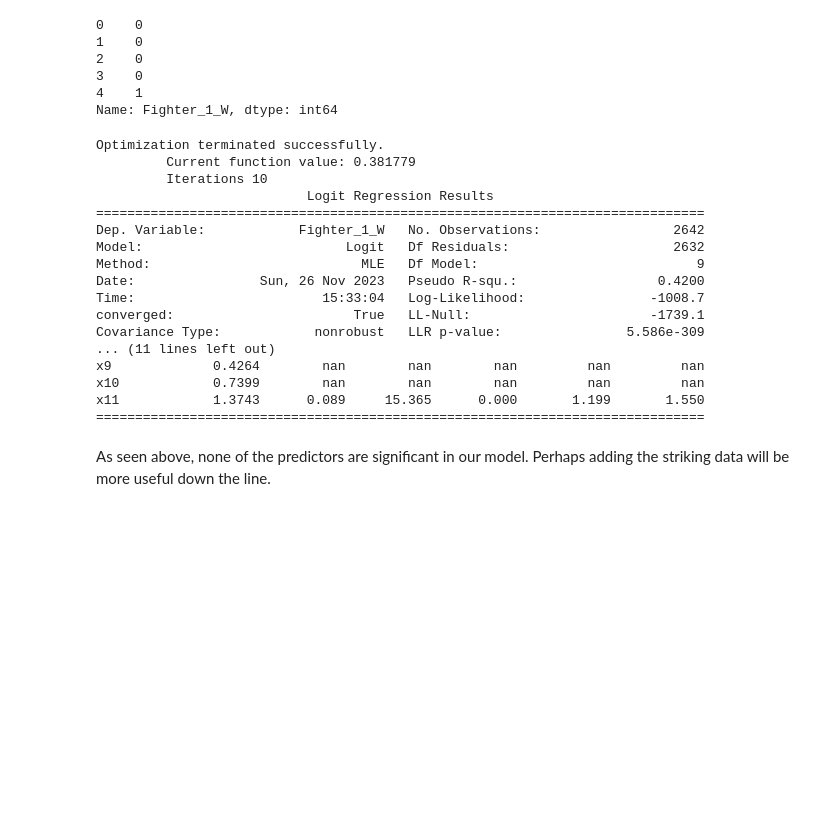
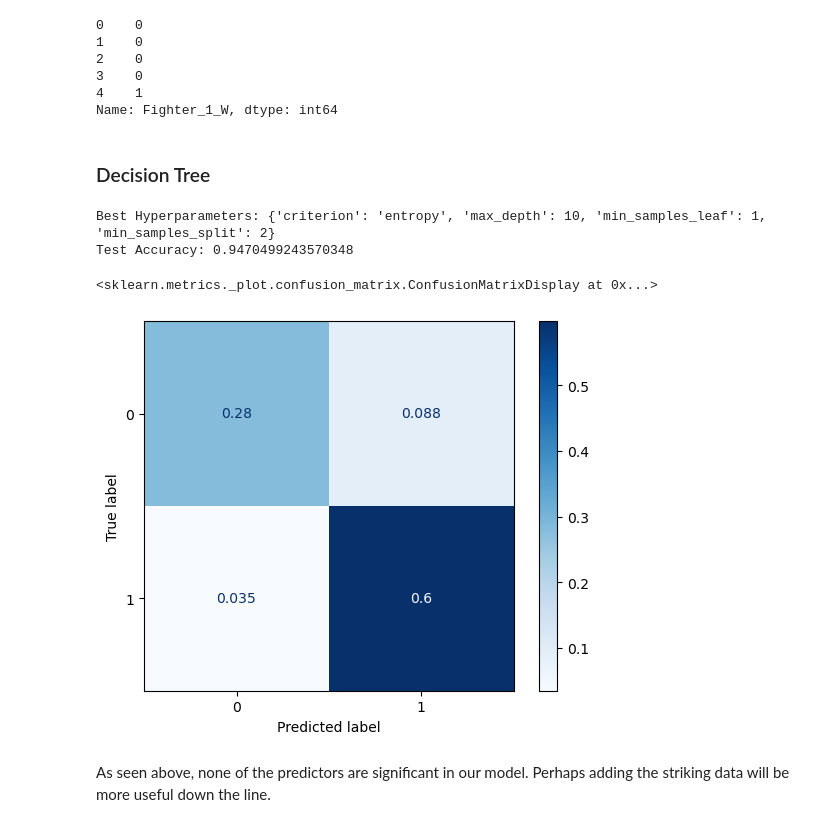
Before and after one commit to jcollopy-tulane/jcollopy-tulane.github.io, a Jupyter notebook: UFC_Fight_Project.ipynb, the cells around one changed output. Drawn from its saved outputs; the diff is of its cells as text; code cells hidden in the pictures; blank space fills up the shorter version.

```diff
--- a/UFC_Fight_Project.ipynb
+++ b/UFC_Fight_Project.ipynb
@@ -1390,31 +1410,5 @@ y.head()
 3    0
 4    1
 Name: Fighter_1_W, dtype: int64
-# %%
-scaler = StandardScaler()
-X_scaled = scaler.fit_transform(X)
-
-X_train, X_test, y_train, y_test = train_test_split(X_scaled, y, test_size=0.2, random_state=42)
-
-model = sm.Logit(y_train, X_train)
-result = model.fit()
-
-print(result.summary())
-# %% [output]
-Optimization terminated successfully.
-         Current function value: 0.381779
-         Iterations 10
-                           Logit Regression Results
-==============================================================================
-Dep. Variable:            Fighter_1_W   No. Observations:                 2642
-Model:                          Logit   Df Residuals:                     2632
-Method:                           MLE   Df Model:                            9
-Date:                Sun, 26 Nov 2023   Pseudo R-squ.:                  0.4200
-Time:                        15:33:04   Log-Likelihood:                -1008.7
-converged:                       True   LL-Null:                       -1739.1
-Covariance Type:            nonrobust   LLR p-value:                5.586e-309
-... (11 lines left out)
-x9             0.4264        nan        nan        nan         nan         nan
-x10            0.7399        nan        nan        nan         nan         nan
-x11            1.3743      0.089     15.365      0.000       1.199       1.550
-==============================================================================
+# %% [markdown]
+### Decision Tree
@@ -1421,2 +1421,41 @@ x11            1.3743      0.089     15.365      0.000       1.199       1.550
+# %%
+dt_classifier = DecisionTreeClassifier(random_state=42)
+
+# Define the hyperparameters and their possible values for grid search
+param_grid = {
+    'criterion': ['gini', 'entropy'],
+    'max_depth': [None, 5, 10, 15, 20],
+    'min_samples_split': [2, 5, 10],
+    'min_samples_leaf': [1, 2, 4]
+}
+
+# Perform grid search with 5-fold cross-validation
+grid_search = GridSearchCV(estimator=dt_classifier, param_grid=param_grid, cv=5, scoring='accuracy')
+grid_search.fit(X_train, y_train)
+
+# Print the best hyperparameters
+print("Best Hyperparameters:", grid_search.best_params_)
+
+# Evaluate the model with the best hyperparameters on the test set
+best_dt_classifier = grid_search.best_estimator_
+y_pred = best_dt_classifier.predict(X_test)
+
+accuracy = accuracy_score(y_test, y_pred)
+print("Test Accuracy:", accuracy)
+# %% [output]
+Best Hyperparameters: {'criterion': 'entropy', 'max_depth': 10, 'min_samples_leaf': 1, 'min_samples_split': 2}
+Test Accuracy: 0.9470499243570348
+# %%
+from sklearn.metrics import accuracy_score, ConfusionMatrixDisplay
+mod_dt = DecisionTreeClassifier(max_depth = 4, random_state = 1)
+mod_dt.fit(X_train,y_train)
+prediction=mod_dt.predict(X_test)
+# %%
+ConfusionMatrixDisplay.from_estimator(mod_dt, X_test, y_test,
+                                        display_labels=mod_dt.classes_,
+                                        cmap=plt.cm.Blues, normalize='all')
+# %% [output]
+<sklearn.metrics._plot.confusion_matrix.ConfusionMatrixDisplay at 0x...>
+[figure, added]
 # %% [markdown]
 As seen above, none of the predictors are significant in our model. Perhaps adding the striking data will be more useful down the line.
```
Also changed, not shown: parts of 5 cells of this notebook.
